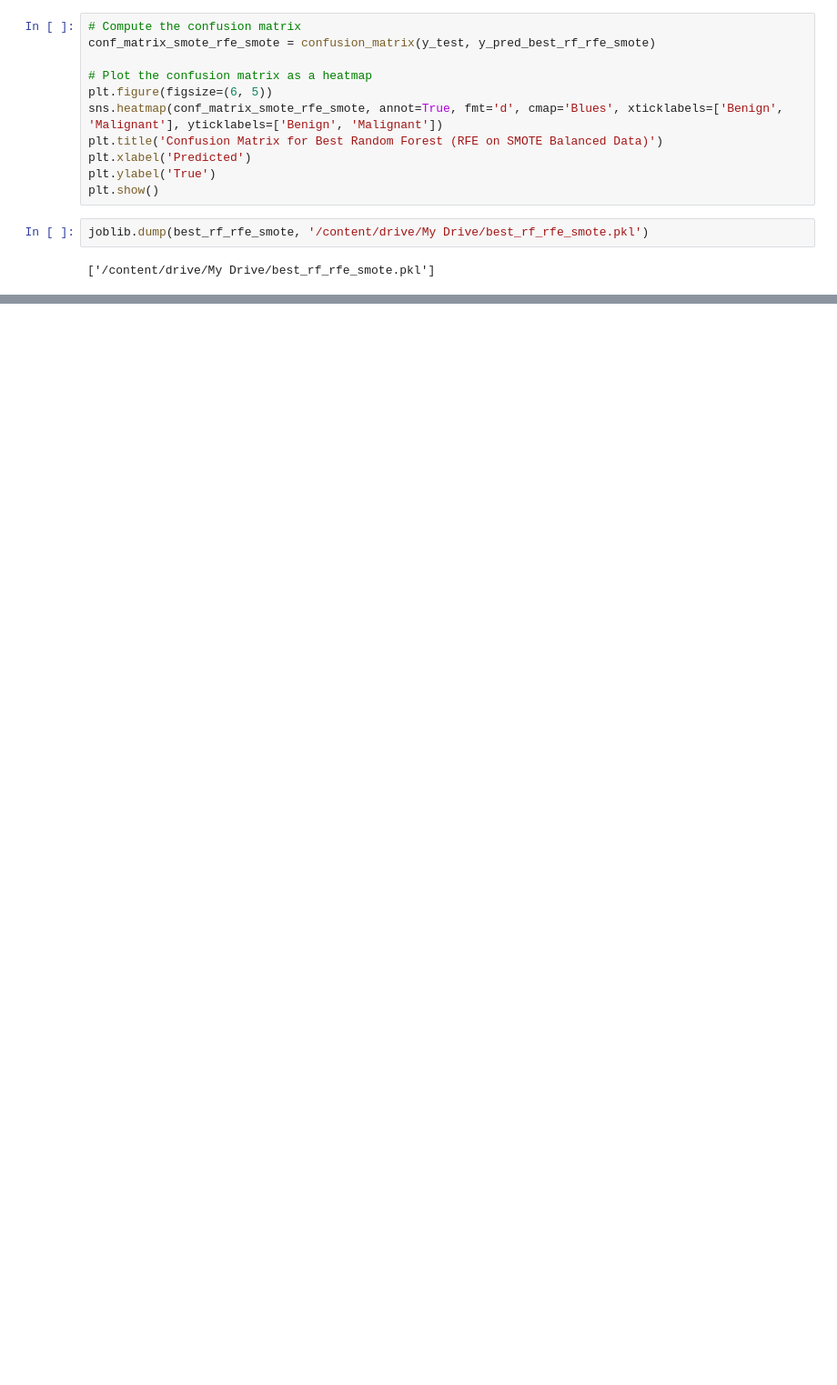
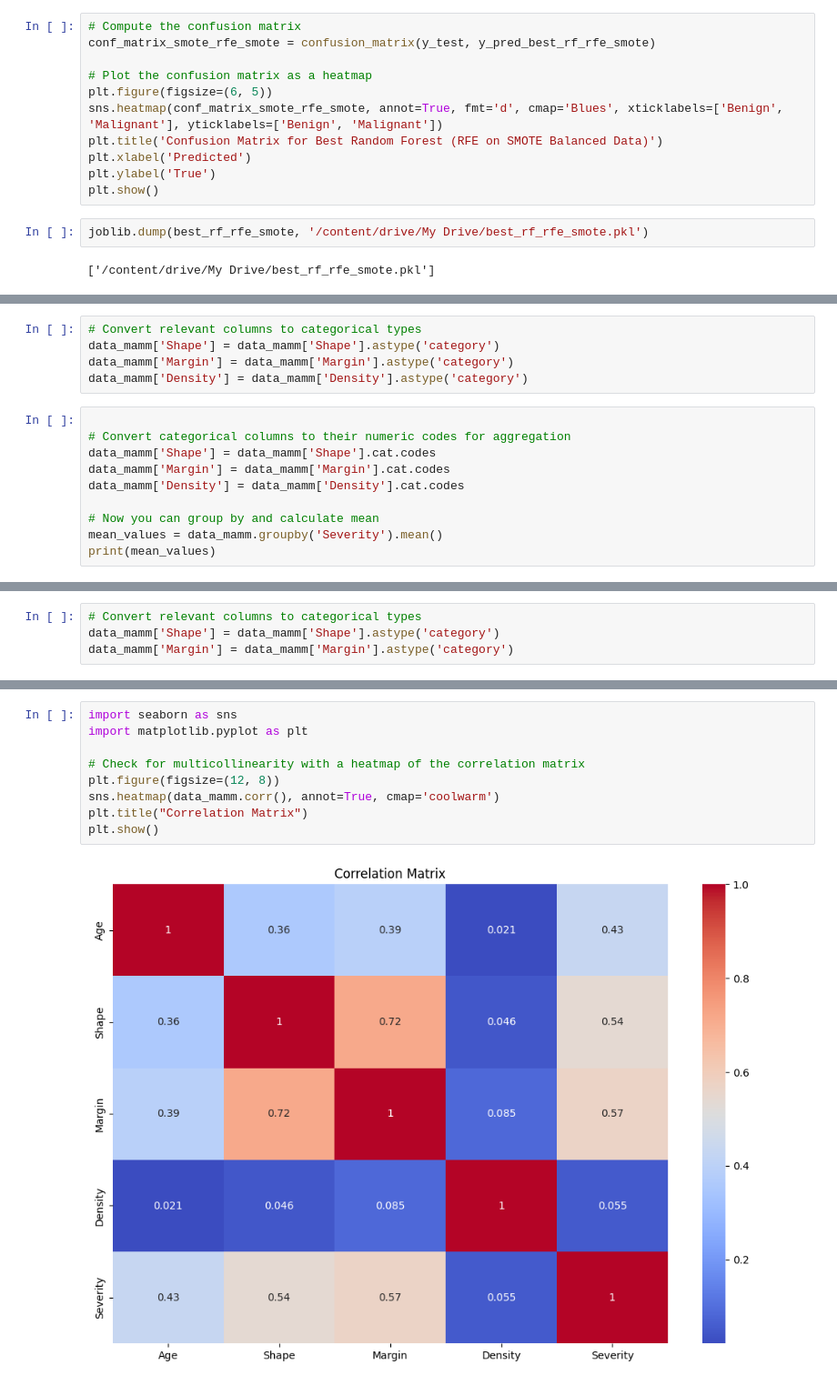
Before and after one commit to harsha5428/datascience_project, a Jupyter notebook: final_project.ipynb, the cells around one changed output, grey strips where cells are left out. Shown at 91% size. Cells and saved outputs as stored; diff of their text form; blank space fills up the shorter version.

```diff
--- a/final_project.ipynb
+++ b/final_project.ipynb
@@ -699,0 +887,15 @@ joblib.dump(best_rf_rfe_smote, '/content/drive/My Drive/best_rf_rfe_smote.pkl')
+# %%
+# Convert relevant columns to categorical types
+data_mamm['Shape'] = data_mamm['Shape'].astype('category')
+data_mamm['Margin'] = data_mamm['Margin'].astype('category')
+data_mamm['Density'] = data_mamm['Density'].astype('category')
+# %%
+
+# Convert categorical columns to their numeric codes for aggregation
+data_mamm['Shape'] = data_mamm['Shape'].cat.codes
+data_mamm['Margin'] = data_mamm['Margin'].cat.codes
+data_mamm['Density'] = data_mamm['Density'].cat.codes
+
+# Now you can group by and calculate mean
+mean_values = data_mamm.groupby('Severity').mean()
+print(mean_values)
@@ -699,0 +907,4 @@ joblib.dump(best_rf_rfe_smote, '/content/drive/My Drive/best_rf_rfe_smote.pkl')
+# %%
+# Convert relevant columns to categorical types
+data_mamm['Shape'] = data_mamm['Shape'].astype('category')
+data_mamm['Margin'] = data_mamm['Margin'].astype('category')
@@ -699,0 +938,11 @@ joblib.dump(best_rf_rfe_smote, '/content/drive/My Drive/best_rf_rfe_smote.pkl')
+# %%
+import seaborn as sns
+import matplotlib.pyplot as plt
+
+# Check for multicollinearity with a heatmap of the correlation matrix
+plt.figure(figsize=(12, 8))
+sns.heatmap(data_mamm.corr(), annot=True, cmap='coolwarm')
+plt.title("Correlation Matrix")
+plt.show()
+# %% [output]
+[figure, added]
```
Also changed, not shown: parts of 18 cells of this notebook.
